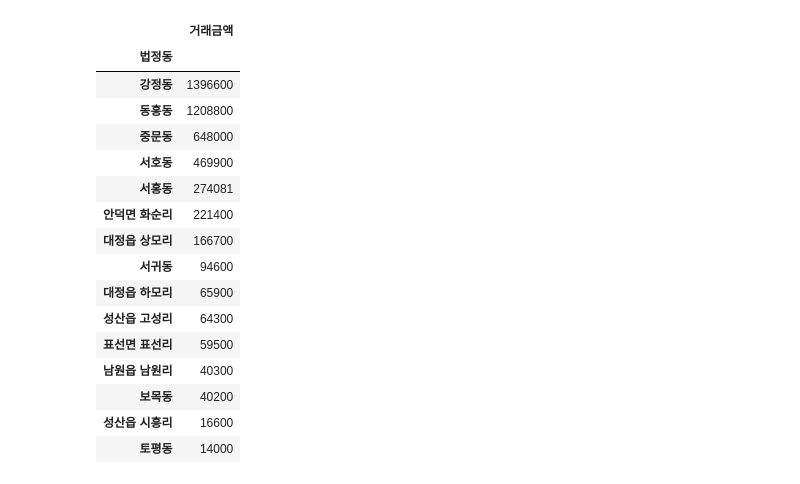
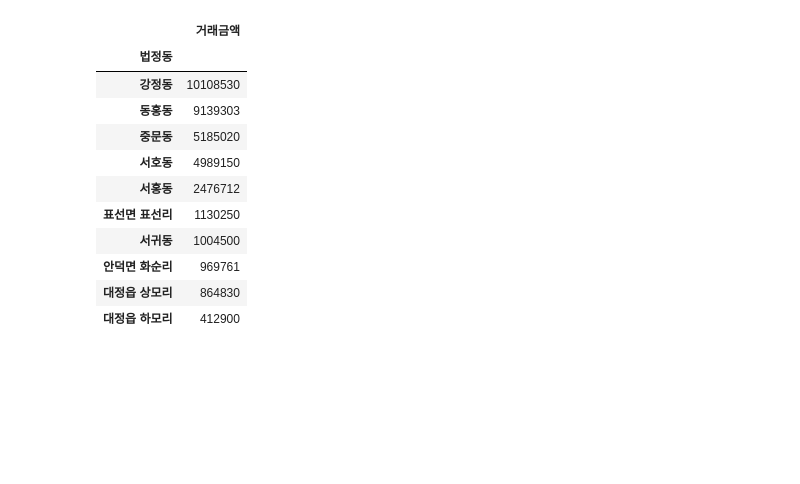
Before and after one commit to reejungkim/OpenAPI_Ministry_of_land, a Jupyter notebook: 국토교통부 아파트매매 실거래.ipynb, the cells around one changed output. Cells and saved outputs as stored; diff of their text form; code cells hidden in the pictures; blank space fills up the shorter version.

```diff
--- a/국토교통부 아파트매매 실거래.ipynb
+++ b/국토교통부 아파트매매 실거래.ipynb
@@ -13,12 +13,12 @@ filename = 'ServiceKey 국토교통부 아파트
 api_key = get_file_contents(filename)
 # %%
 df = pd.DataFrame()
-for ymd in ['202101', '202204', '202205']:
-    params = {'serviceKey': api_key, 'LAWD_CD': '50130', 'DEAL_YMD': ymd}
-    d = load_xml_to_dataframe(requests.get(url,
+for ymd in range(202101, 202205):  # ['202101', '202204', '202205']:
+    params = {'serviceKey': api_key, 'LAWD_CD': '50130', 'DEAL_YMD': str(ymd)}
+    try:
+        d = load_xml_to_dataframe(requests.get(url,
                                            params=params
                                            ).text, 'item')
-    df = df.append(d, ignore_index=True)
-
-
-response = requests.get(url, params=params).text
+        df = df.append(d, ignore_index=True)
+    except:
+        pass
@@ -30,3 +25,6 @@ xmltodict.parse(response)
+# %%
+df['거래일자'] = df.년.astype(str) + '-' + df.월.astype(str) + '-' + df.일.astype(str)
+df['거래일자'] = pd.to_datetime(df['거래일자'])
 # %%
 for col in ['거래금액', '건축년도', '년', '층', '일', '월']:
     df[col] = pd.to_numeric(df[col].str.replace(",", ""))
@@ -77,25 +92,20 @@ plt.show()
 # %%
 result = pd.pivot_table(data=df, index='법정동', values='거래금액',
                         aggfunc='sum', fill_value=0).sort_values('거래금액', ascending=False)
-result
+result[:10]
 # %% [output]
 |  | 거래금액 |
 | 법정동 |  |
-| 강정동 | 1396600 |
-| 동홍동 | 1208800 |
-| 중문동 | 648000 |
-| 서호동 | 469900 |
-| 서홍동 | 274081 |
-| 안덕면 화순리 | 221400 |
-| 대정읍 상모리 | 166700 |
-| 서귀동 | 94600 |
-| 대정읍 하모리 | 65900 |
-| 성산읍 고성리 | 64300 |
-| 표선면 표선리 | 59500 |
-| 남원읍 남원리 | 40300 |
-| 보목동 | 40200 |
-| 성산읍 시흥리 | 16600 |
-| 토평동 | 14000 |
+| 강정동 | 10108530 |
+| 동홍동 | 9139303 |
+| 중문동 | 5185020 |
+| 서호동 | 4989150 |
+| 서홍동 | 2476712 |
+| 표선면 표선리 | 1130250 |
+| 서귀동 | 1004500 |
+| 안덕면 화순리 | 969761 |
+| 대정읍 상모리 | 864830 |
+| 대정읍 하모리 | 412900 |
 # %%
 from sklearn.model_selection import train_test_split
 from sklearn.preprocessing import OneHotEncoder
```
Also changed, not shown: parts of 12 cells of this notebook.
